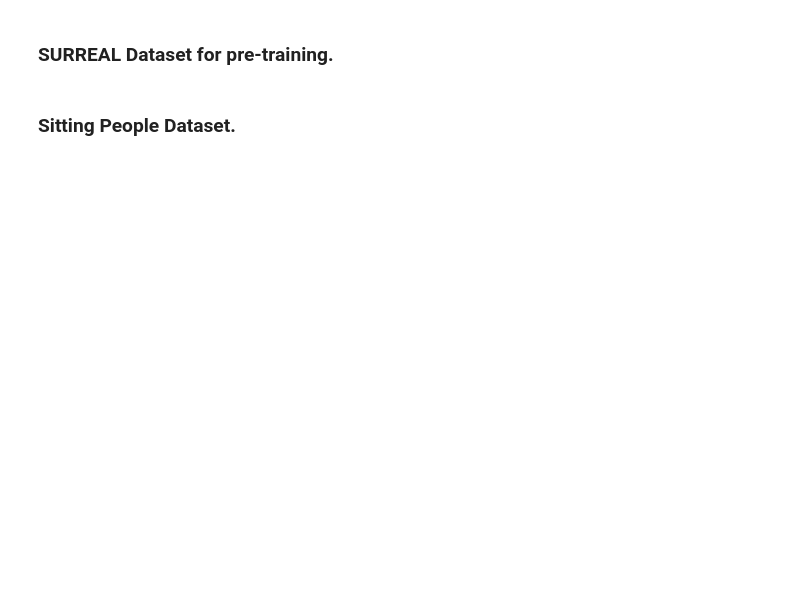
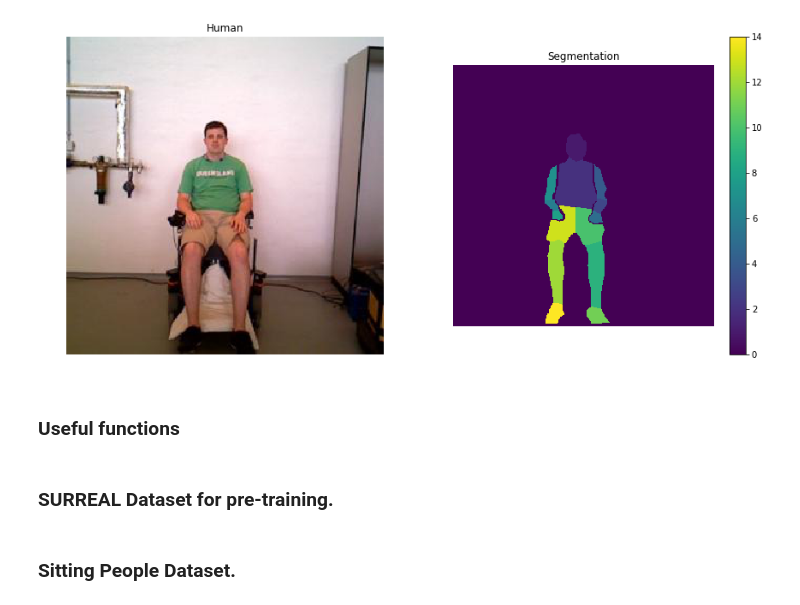
Before and after one commit to BobrG/dl_coursework, a Jupyter notebook: segmentation_pytorch.ipynb, the cells around one changed output. Saved outputs shown, nothing was run; the diff lists cells and outputs as text; code cells hidden in the pictures; blank space fills up the shorter version.

```diff
--- a/segmentation_pytorch.ipynb
+++ b/segmentation_pytorch.ipynb
@@ -23,3 +79,21 @@ from torch.autograd import Variable
+# %%
+demonstrate_sit = '/home/novikov/data/skoltech/segmentation/SURREAL/data/sitting/img/image90.jpg'
+demonstrate_map_sit = sio.loadmat('/home/novikov/data/skoltech/segmentation/SURREAL/data/sitting/masks/image90.mat')['M']
+
+fig = plt.figure(figsize=(15,15))
+fig.add_subplot(2, 2, 1)
+plt.imshow(plt.imread(demonstrate_sit))
+plt.title('Human')
+plt.axis("off")
+fig.add_subplot(2, 2, 2)
+plt.imshow(demonstrate_map_sit)
+plt.title('Segmentation')
+plt.colorbar()
+plt.axis("off");
+# %% [output]
+[figure, added]
+# %% [markdown]
+### Useful functions
 # %%
 def load_image(path, pad=True):
     """
```
Also changed, not shown: parts of 47 cells of this notebook.
